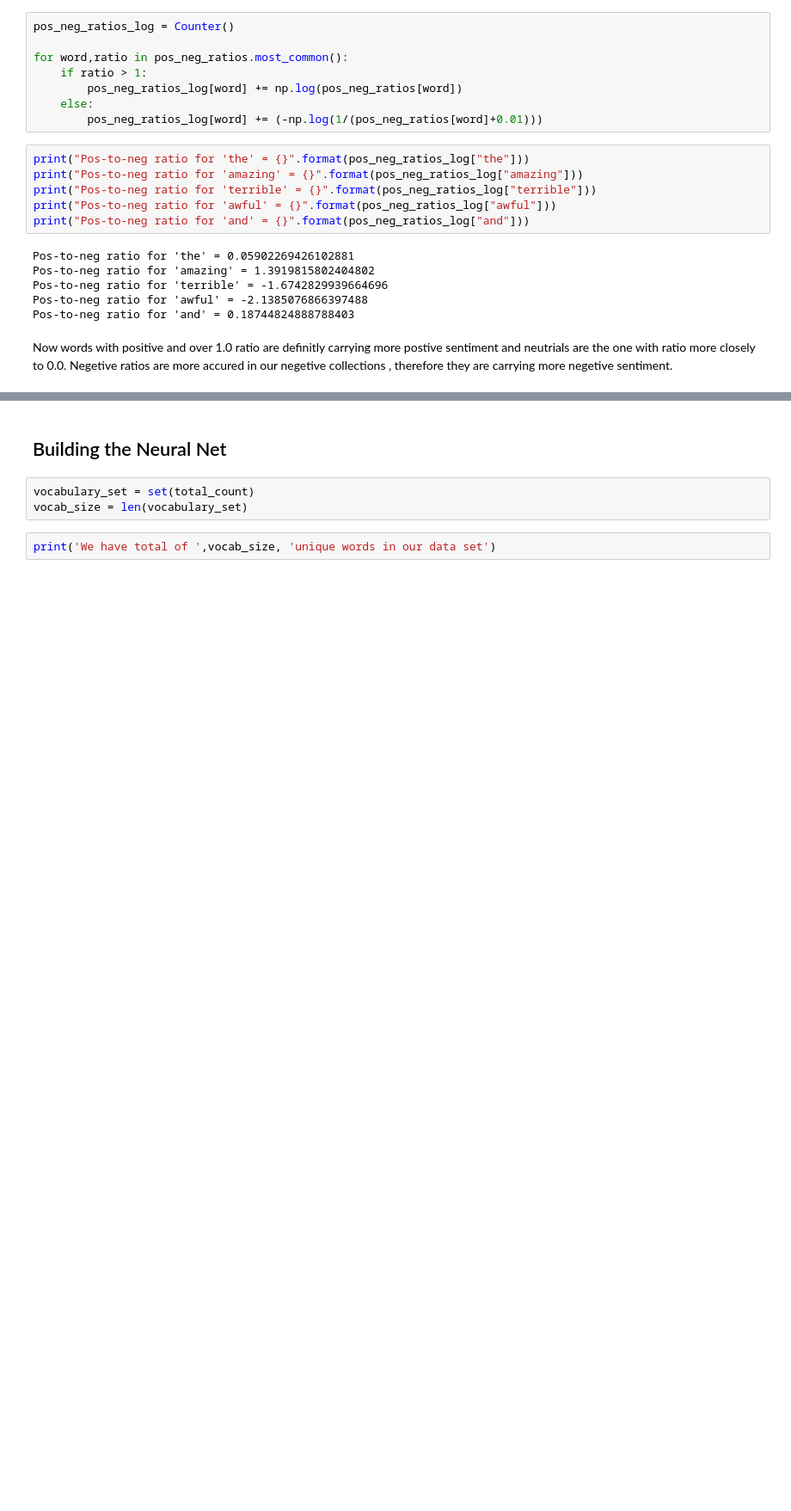
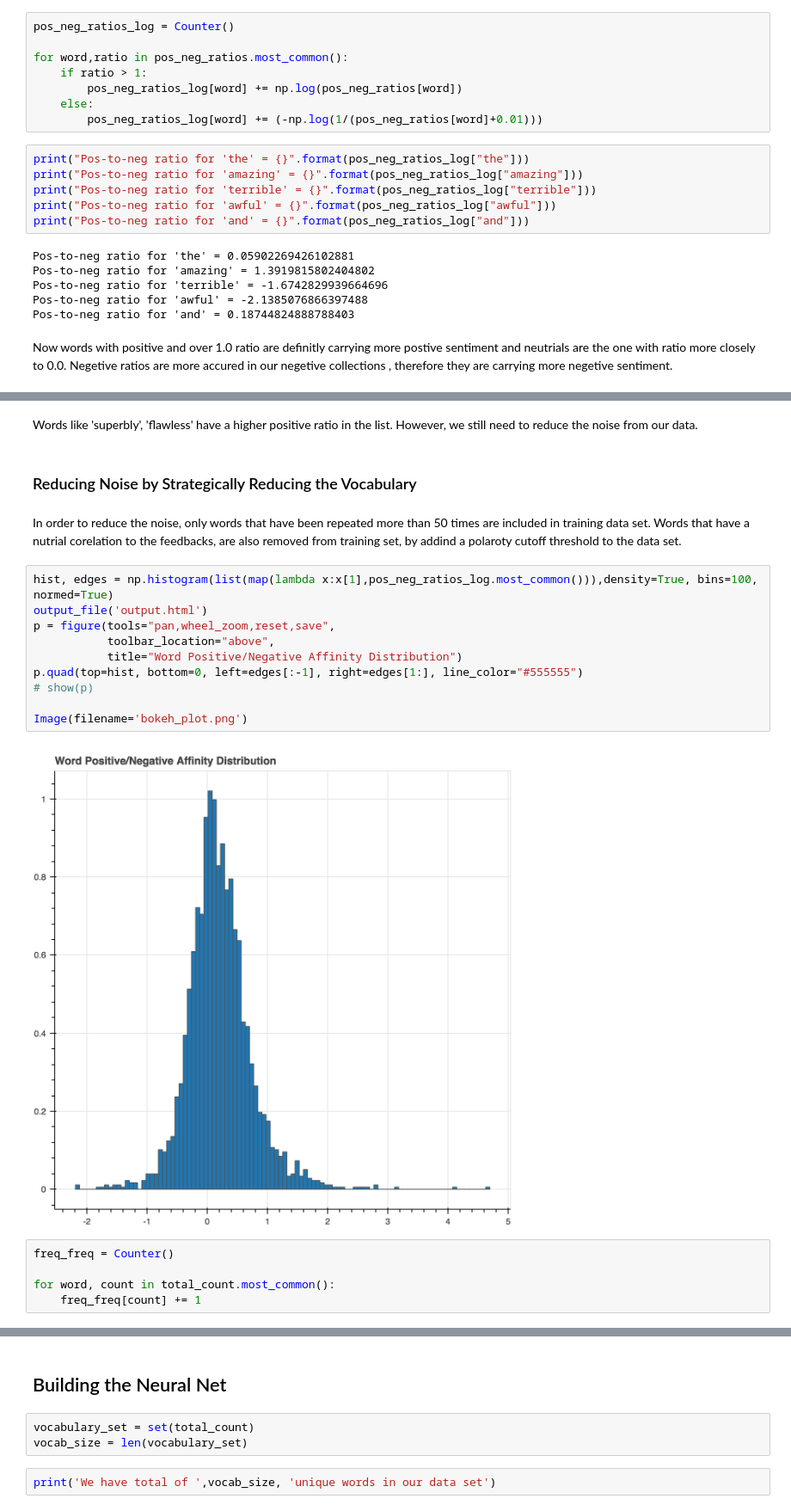
Before and after one commit to aramhamidi/AMC_Review_sentiment_Classification, a Jupyter notebook: AMC_Reveiw_Sentiment_Classification.ipynb, the cells around one changed output, grey strips where cells are left out. Shown: that part at 86% size. Cells and saved outputs as stored; diff of their text form; blank space fills up the shorter version.

Commit message:
still room for improvemnet

```diff
--- a/AMC_Reveiw_Sentiment_Classification.ipynb
+++ b/AMC_Reveiw_Sentiment_Classification.ipynb
@@ -172,3 +161,26 @@ list(reversed(pos_neg_ratios_log.most_common()[0:30]))
  ('felix', 3.1527360223636558),
  ('paulie', 4.0775374439057197),
  ('edie', 4.6913478822291435)]
+# %% [markdown]
+Words like 'superbly', 'flawless' have a higher positive ratio in the list. However, we still need to reduce the noise from our data.
+# %% [markdown]
+### Reducing Noise by Strategically Reducing the Vocabulary
+# %% [markdown]
+In order to reduce the noise, only words that have been repeated more than 50 times are included in training data set. Words that have a nutrial corelation to the feedbacks, are also removed from training set, by addind a polaroty cutoff threshold to the data set.
+# %%
+hist, edges = np.histogram(list(map(lambda x:x[1],pos_neg_ratios_log.most_common())),density=True, bins=100, normed=True)
+output_file('output.html')
+p = figure(tools="pan,wheel_zoom,reset,save",
+           toolbar_location="above",
+           title="Word Positive/Negative Affinity Distribution")
+p.quad(top=hist, bottom=0, left=edges[:-1], right=edges[1:], line_color="#555555")
+# show(p)
+
+Image(filename='bokeh_plot.png')
+# %% [output]
+[figure, added]
+# %%
+freq_freq = Counter()
+
+for word, count in total_count.most_common():
+    freq_freq[count] += 1
```
Also changed, not shown: parts of 28 cells of this notebook, 4 other files.
